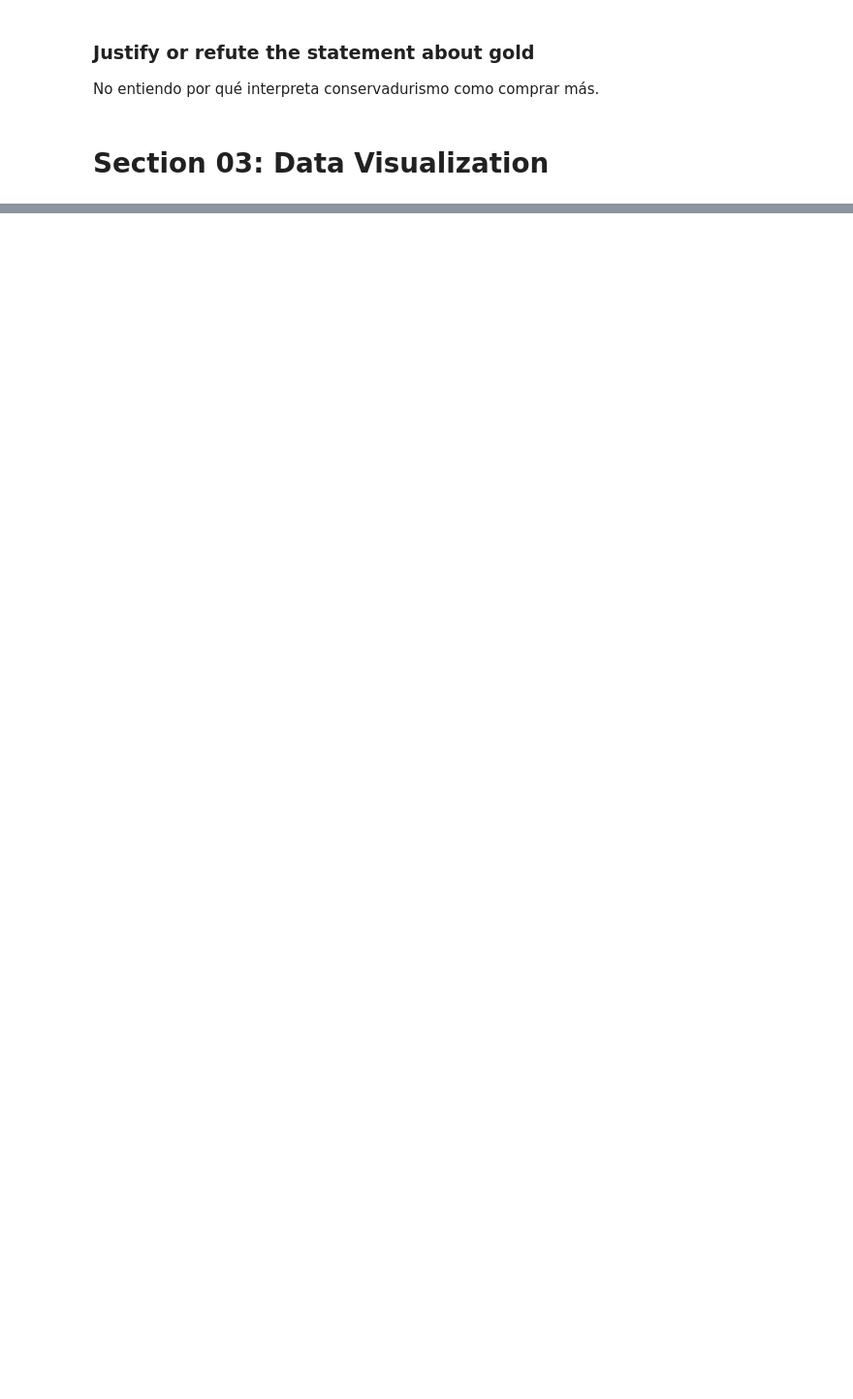
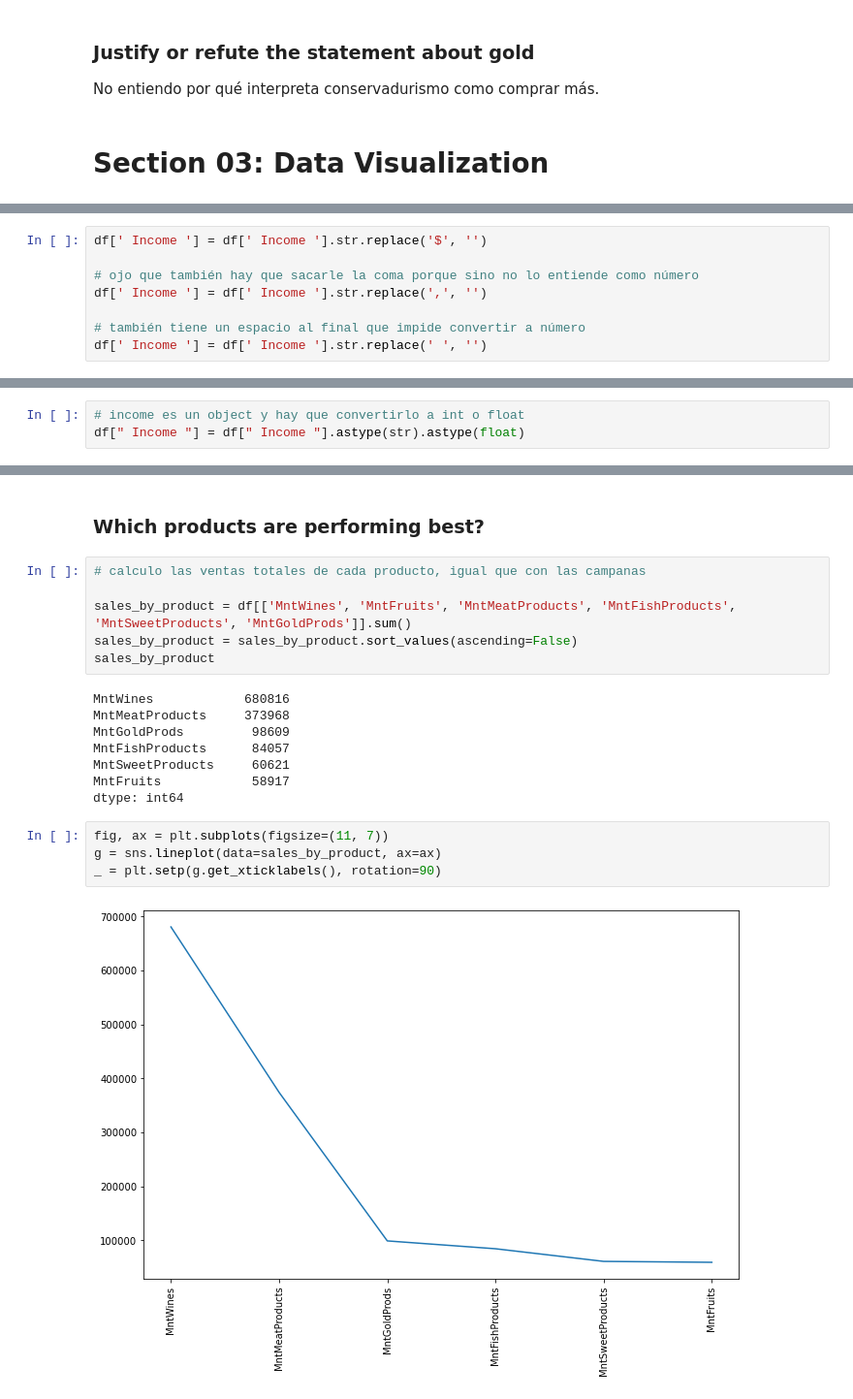
Before and after one commit to andres-troiano/Marketing-Analytics, a Jupyter notebook: Marketing Analytics Project.ipynb, the cells around one changed output, grey strips where cells are left out. Shown: that part at 97% size. Cells and saved outputs as stored; diff of their text form; blank space fills up the shorter version.

```diff
--- a/Marketing Analytics Project.ipynb
+++ b/Marketing Analytics Project.ipynb
@@ -268,0 +403,8 @@ No entiendo por qué interpreta conservadurismo como comprar más.
+# %%
+df[' Income '] = df[' Income '].str.replace('$', '')
+
+# ojo que también hay que sacarle la coma porque sino no lo entiende como número
+df[' Income '] = df[' Income '].str.replace(',', '')
+
+# también tiene un espacio al final que impide convertir a número
+df[' Income '] = df[' Income '].str.replace(' ', '')
@@ -268,0 +431,3 @@ No entiendo por qué interpreta conservadurismo como comprar más.
+# %%
+# income es un object y hay que convertirlo a int o float
+df[" Income "] = df[" Income "].astype(str).astype(float)
@@ -268,0 +449,22 @@ No entiendo por qué interpreta conservadurismo como comprar más.
+# %% [markdown]
+### Which products are performing best?
+# %%
+# calculo las ventas totales de cada producto, igual que con las campanas
+
+sales_by_product = df[['MntWines', 'MntFruits', 'MntMeatProducts', 'MntFishProducts', 'MntSweetProducts', 'MntGoldProds']].sum()
+sales_by_product = sales_by_product.sort_values(ascending=False)
+sales_by_product
+# %% [output]
+MntWines            680816
+MntMeatProducts     373968
+MntGoldProds         98609
+MntFishProducts      84057
+MntSweetProducts     60621
+MntFruits            58917
+dtype: int64
+# %%
+fig, ax = plt.subplots(figsize=(11, 7))
+g = sns.lineplot(data=sales_by_product, ax=ax)
+_ = plt.setp(g.get_xticklabels(), rotation=90)
+# %% [output]
+[figure, added]
```
Also changed, not shown: parts of 25 cells of this notebook.
